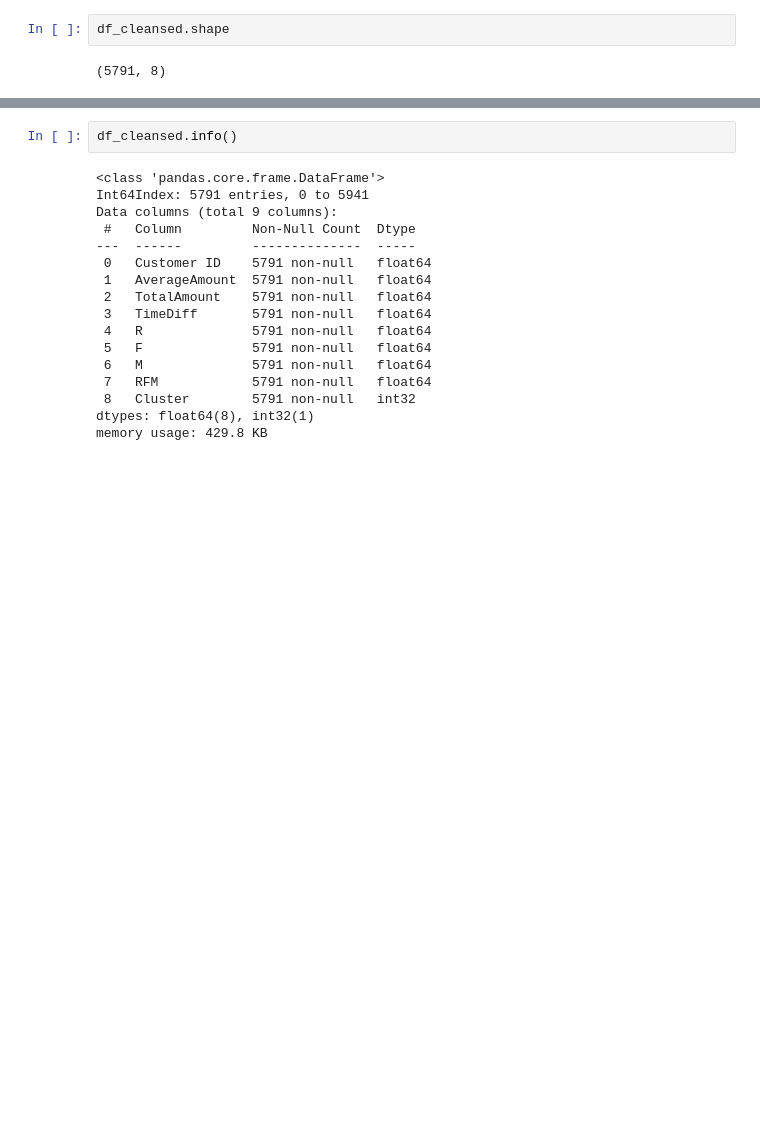
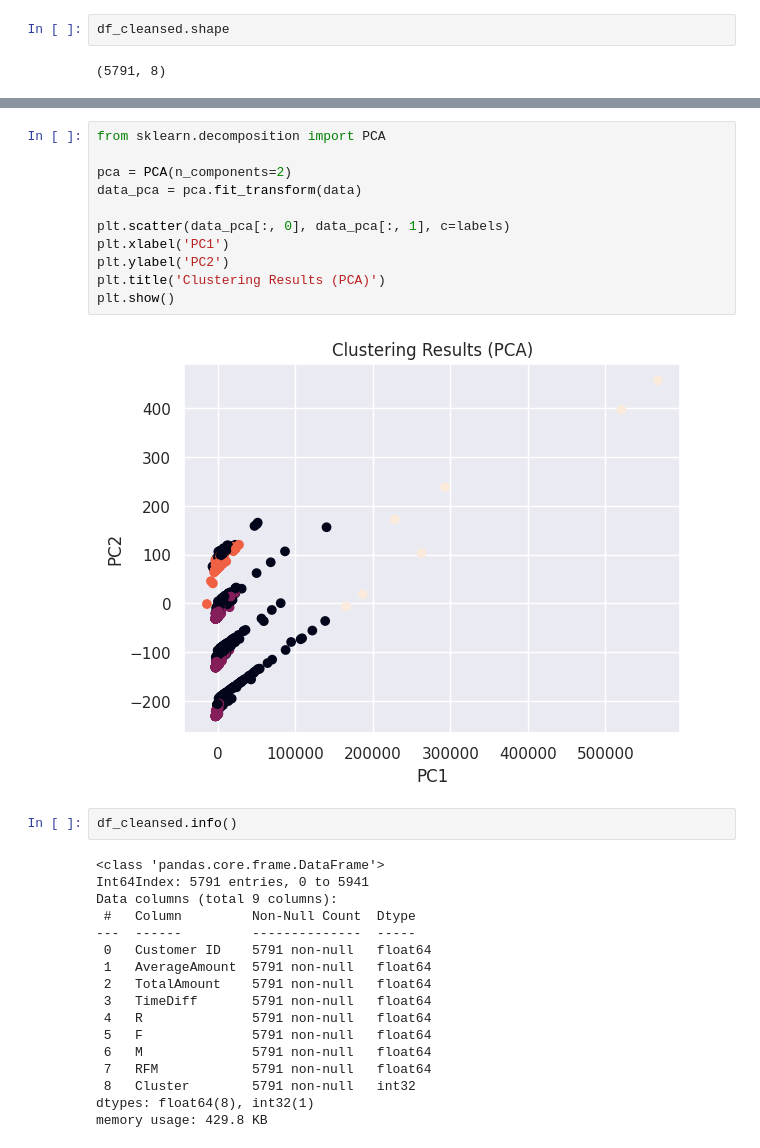
Before and after one commit to Evgeni1494/SegmentationClient, a Jupyter notebook: Clustering.ipynb, the cells around one changed output, grey strips where cells are left out. Drawn from its saved outputs; the diff is of its cells as text; blank space fills up the shorter version.

```diff
--- a/Clustering.ipynb
+++ b/Clustering.ipynb
@@ -154,6 +154,19 @@ Try using .loc[row_indexer,col_indexer] = value instead
 
 See the caveats in the documentation: https://pandas.pydata.org/pandas-docs/stable/user_guide/indexing.html#returning-a-view-versus-a-copy
   df_cleansed['Cluster'] = labels
+# %%
+from sklearn.decomposition import PCA
+
+pca = PCA(n_components=2)
+data_pca = pca.fit_transform(data)
+
+plt.scatter(data_pca[:, 0], data_pca[:, 1], c=labels)
+plt.xlabel('PC1')
+plt.ylabel('PC2')
+plt.title('Clustering Results (PCA)')
+plt.show()
+# %% [output]
+[figure, added]
 # %%
 df_cleansed.info()
 # %% [output]
```
Also changed, not shown: parts of 3 cells of this notebook.
